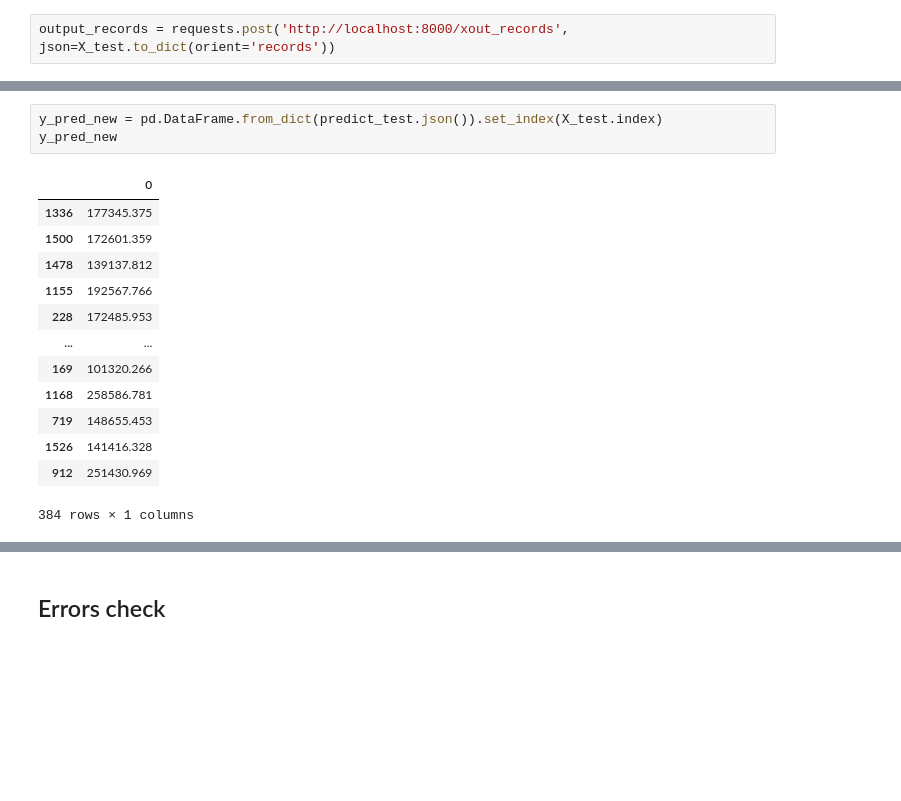
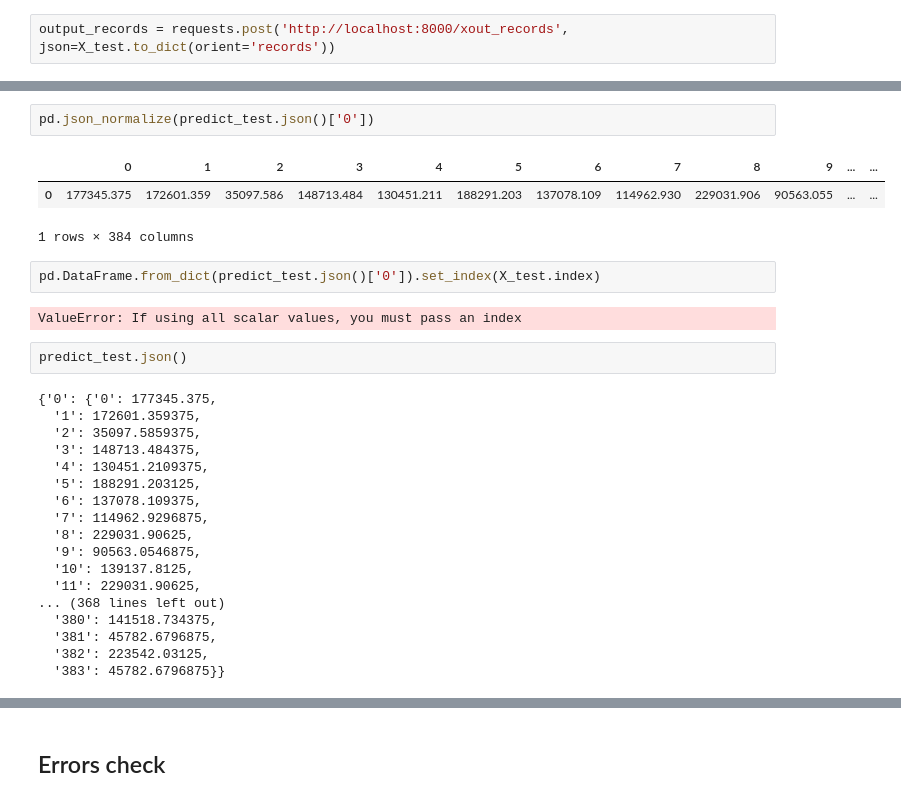
Before and after one commit to rvegrc/transport, a Jupyter notebook: transport_price.ipynb, the cells around one changed output, grey strips where cells are left out. Drawn from its saved outputs; the diff is of its cells as text; blank space fills up the shorter version.

```diff
--- a/transport_price.ipynb
+++ b/transport_price.ipynb
@@ -679,17 +683,30 @@ Index([1336, 1500, 1478, 1155,  228, 1451, 1199,  284,  393,   66,
+# %%
+pd.json_normalize(predict_test.json()['0'])
+# %% [output]
+|  | 0 | 1 | 2 | 3 | 4 | 5 | 6 | 7 | 8 | 9 | ... | ... |
+| 0 | 177345.375 | 172601.359 | 35097.586 | 148713.484 | 130451.211 | 188291.203 | 137078.109 | 114962.930 | 229031.906 | 90563.055 | ... | ... |
+1 rows × 384 columns
 # %%
-y_pred_new = pd.DataFrame.from_dict(predict_test.json()).set_index(X_test.index)
-y_pred_new
+pd.DataFrame.from_dict(predict_test.json()['0']).set_index(X_test.index)
 # %% [output]
-|  | 0 |
-| 1336 | 177345.375 |
-| 1500 | 172601.359 |
-| 1478 | 139137.812 |
-| 1155 | 192567.766 |
-| 228 | 172485.953 |
-| ... | ... |
-| 169 | 101320.266 |
-| 1168 | 258586.781 |
-| 719 | 148655.453 |
-| 1526 | 141416.328 |
-| 912 | 251430.969 |
-384 rows × 1 columns
+ValueError: If using all scalar values, you must pass an index
+# %%
+predict_test.json()
+# %% [output]
+{'0': {'0': 177345.375,
+  '1': 172601.359375,
+  '2': 35097.5859375,
+  '3': 148713.484375,
+  '4': 130451.2109375,
+  '5': 188291.203125,
+  '6': 137078.109375,
+  '7': 114962.9296875,
+  '8': 229031.90625,
+  '9': 90563.0546875,
+  '10': 139137.8125,
+  '11': 229031.90625,
+... (368 lines left out)
+  '380': 141518.734375,
+  '381': 45782.6796875,
+  '382': 223542.03125,
+  '383': 45782.6796875}}
```
Also changed, not shown: parts of 8 cells of this notebook, 3 other files.
